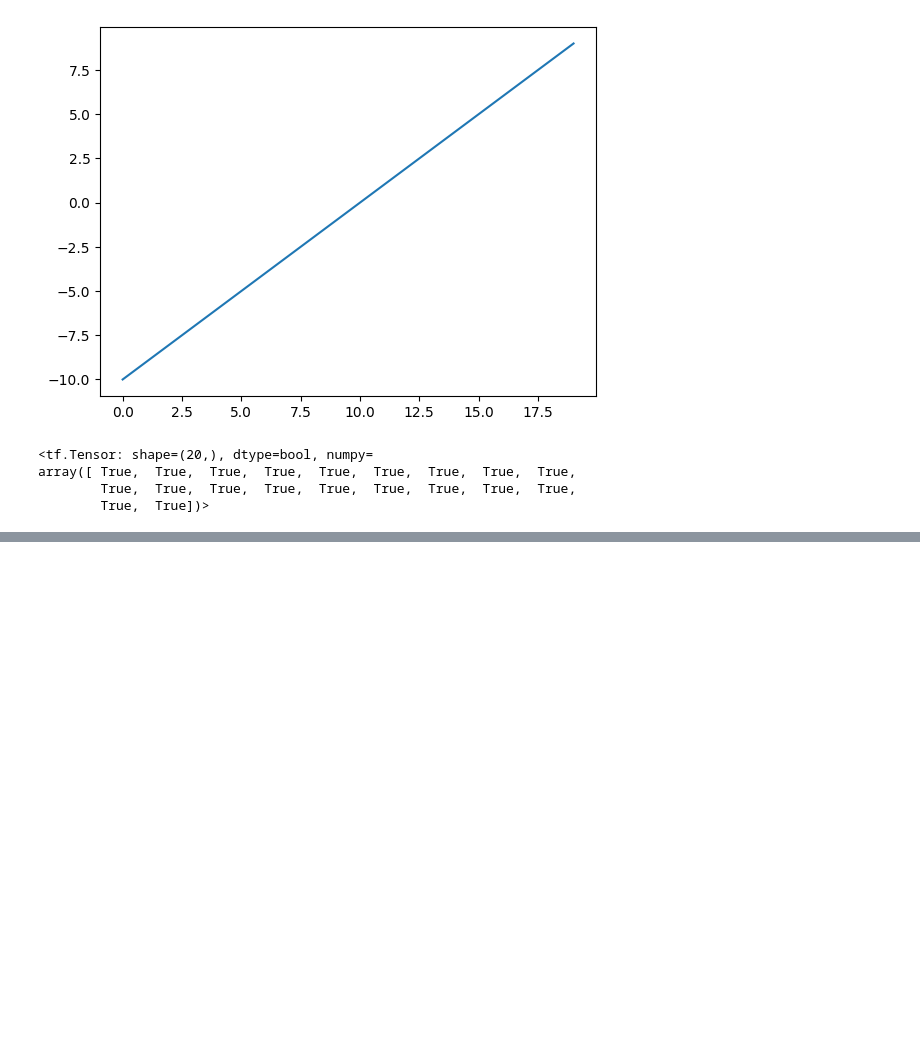
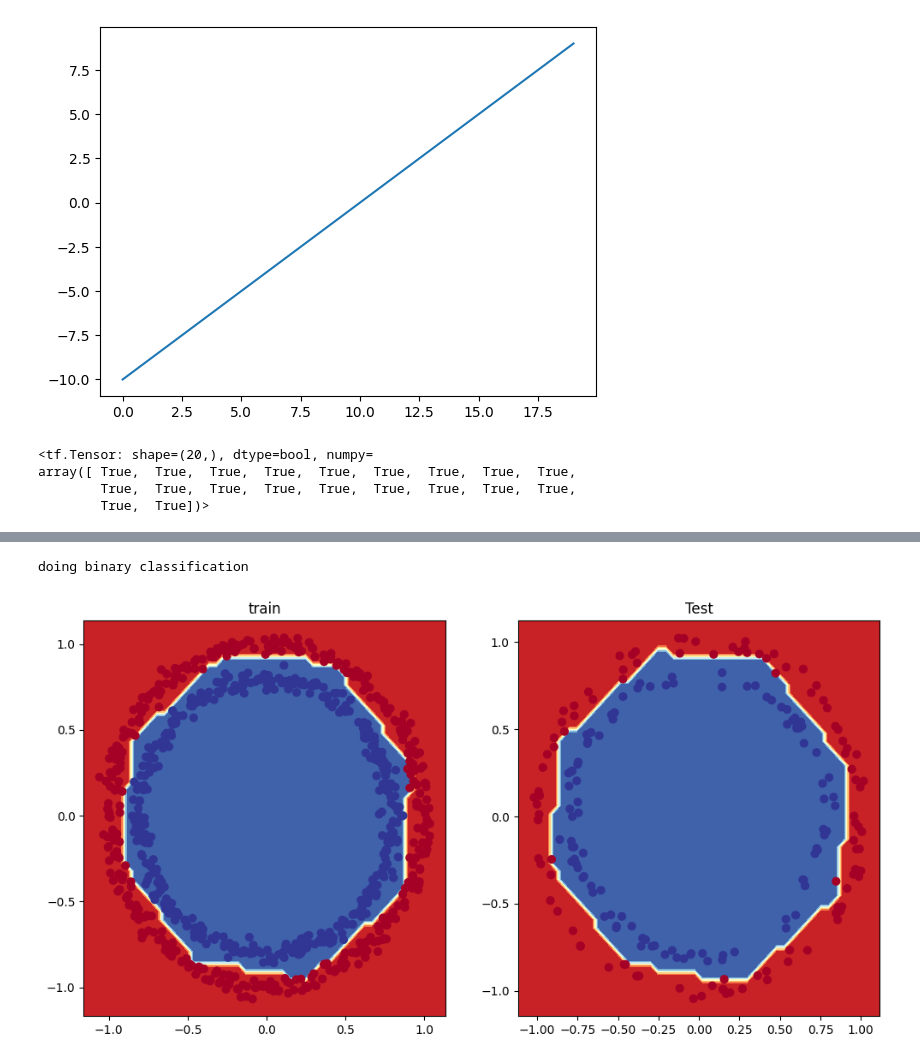
Before and after one commit to MahmoudAlsayes/pythonProject, a Jupyter notebook: 02_neural_network_classification__with_tensorflow.ipynb, the cells around one changed output, grey strips where cells are left out. Saved outputs shown, nothing was run; the diff lists cells and outputs as text; code cells hidden in the pictures; blank space fills up the shorter version.

```diff
--- a/02_neural_network_classification__with_tensorflow.ipynb
+++ b/02_neural_network_classification__with_tensorflow.ipynb
@@ -571,0 +588,6 @@ array([ True,  True,  True,  True,  True,  True,  True,  True,  True,
+# %%
+# split into train , test sets
+X_train,y_train=X[:800],y[:800]
+X_test,y_test=X[800:],y[800:]
+
+X_train.shape,X_test.shape,y_train.shape,y_test.shape
@@ -571,0 +596,18 @@ array([ True,  True,  True,  True,  True,  True,  True,  True,  True,
+# %%
+# Let's recreate a model to fit the data
+#Set random
+tf.random.set_seed(42)
+
+#1. create a model
+model_8=tf.keras.Sequential([
+    tf.keras.layers.Dense(4,activation="relu"),
+    tf.keras.layers.Dense(4,activation="relu"),
+    tf.keras.layers.Dense(1,activation="sigmoid")
+])
+
+#2.compile
+model_8.compile(loss="binary_crossentropy",
+                optimizer=tf.keras.optimizers.Adam(learning_rate=0.01),
+                metrics=["accuracy"])
+#3.Fit the model
+model_8.fit(X_train,y_train,epochs=100)
@@ -571,0 +639,11 @@ array([ True,  True,  True,  True,  True,  True,  True,  True,  True,
+# %%
+# plot the decision boundarires
+plt.figure(figsize=(12,6))
+plt.subplot(1,2,1)
+plt.title("train")
+plot_decision_boundary(model_8,X=X_train,y=y_train)
+plt.subplot(1,2,2)
+plt.title("Test")
+plot_decision_boundary(model_8,X=X_test,y=y_test)
+plt.show()
+# %% [output]
@@ -571,0 +653,2 @@ array([ True,  True,  True,  True,  True,  True,  True,  True,  True,
+doing binary classification
+[figure, added]
```
Also changed, not shown: parts of 41 cells of this notebook.
